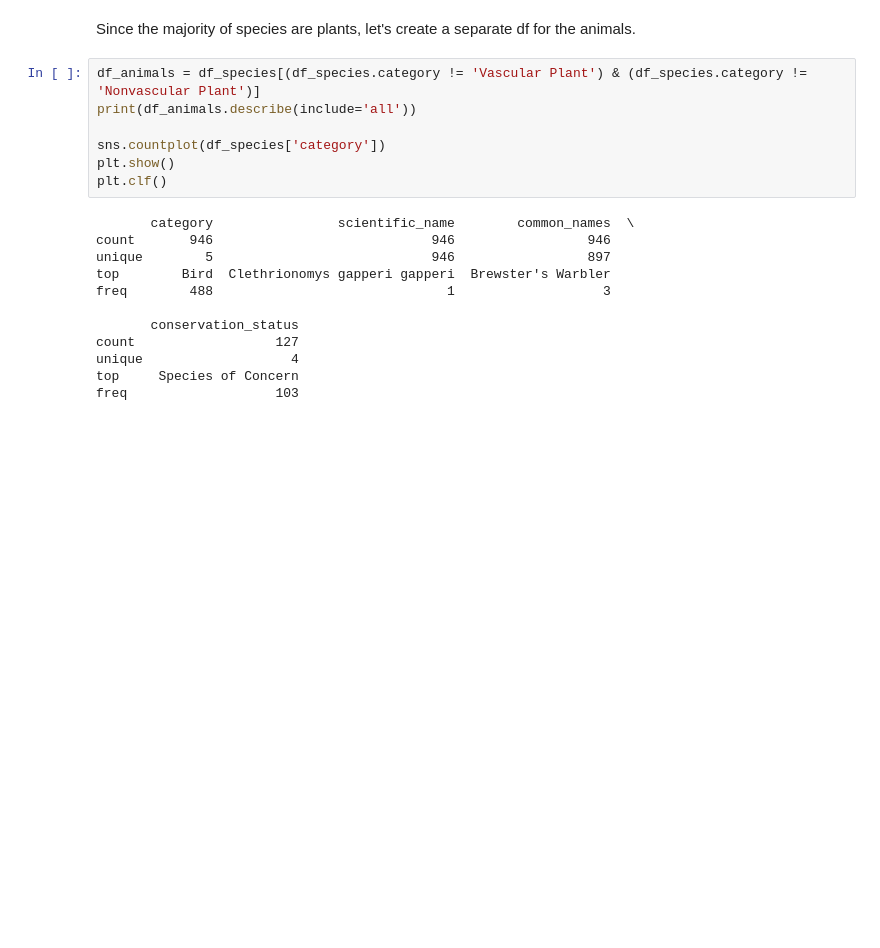
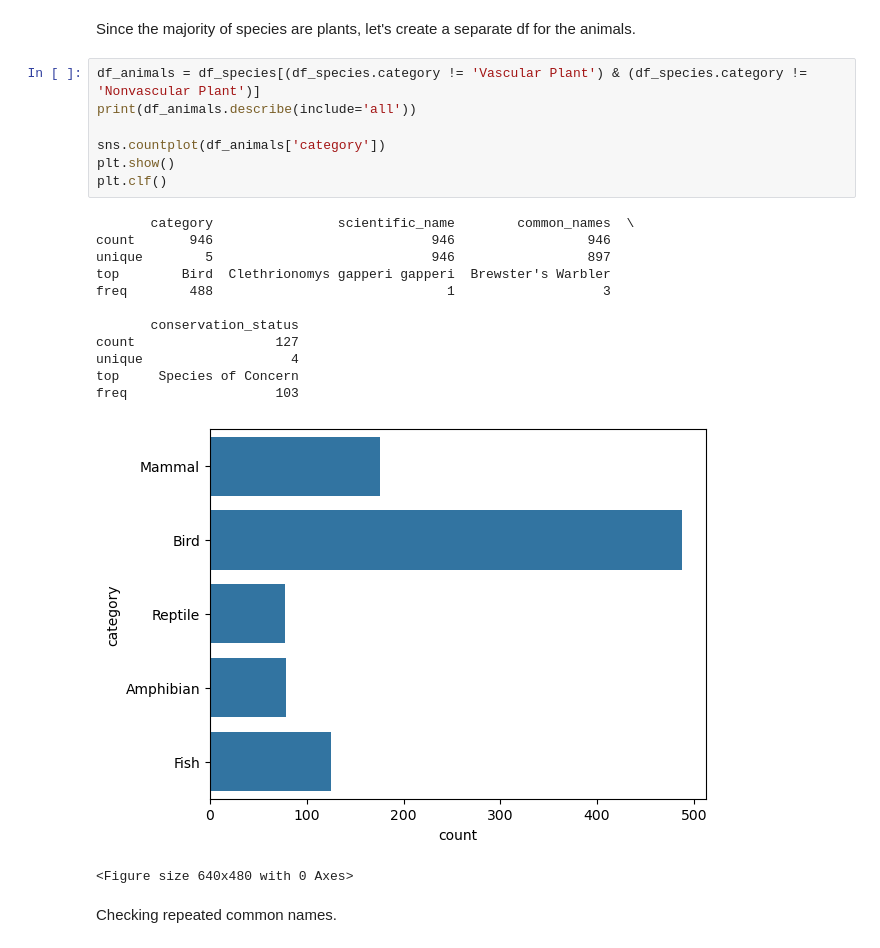
Before and after one commit to begg90/code_academy_projects, a Jupyter notebook: Biodiversity in National Parks/biodiversity.ipynb, the cells around one changed output. Saved outputs shown, nothing was run; the diff lists cells and outputs as text; blank space fills up the shorter version.

Commit message:
Update biodiversity.ipynb
created a df exclusive for the animals

```diff
--- a/Biodiversity in National Parks/biodiversity.ipynb
+++ b/Biodiversity in National Parks/biodiversity.ipynb
@@ -100,19 +100,23 @@ Since the majority of species are plants, let's create a separate df for the ani
 # %%
 df_animals = df_species[(df_species.category != 'Vascular Plant') & (df_species.category != 'Nonvascular Plant')]
 print(df_animals.describe(include='all'))
 
-sns.countplot(df_species['category'])
+sns.countplot(df_animals['category'])
 plt.show()
 plt.clf()
 # %% [output]
        category                scientific_name        common_names  \
 count       946                            946                 946
 unique        5                            946                 897
 top        Bird  Clethrionomys gapperi gapperi  Brewster's Warbler
 freq        488                              1                   3
 
        conservation_status
 count                  127
 unique                   4
 top     Species of Concern
 freq                   103
+[figure, added]
+<Figure size 640x480 with 0 Axes>
+# %% [markdown]
+Checking repeated common names.
```
